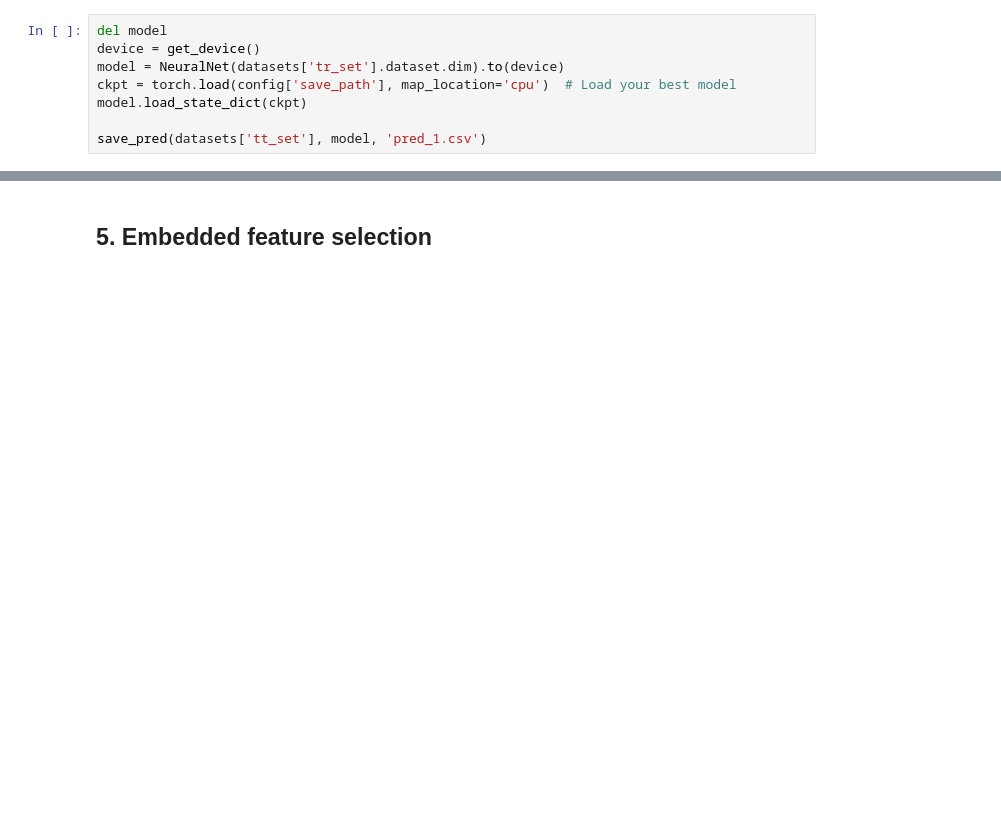
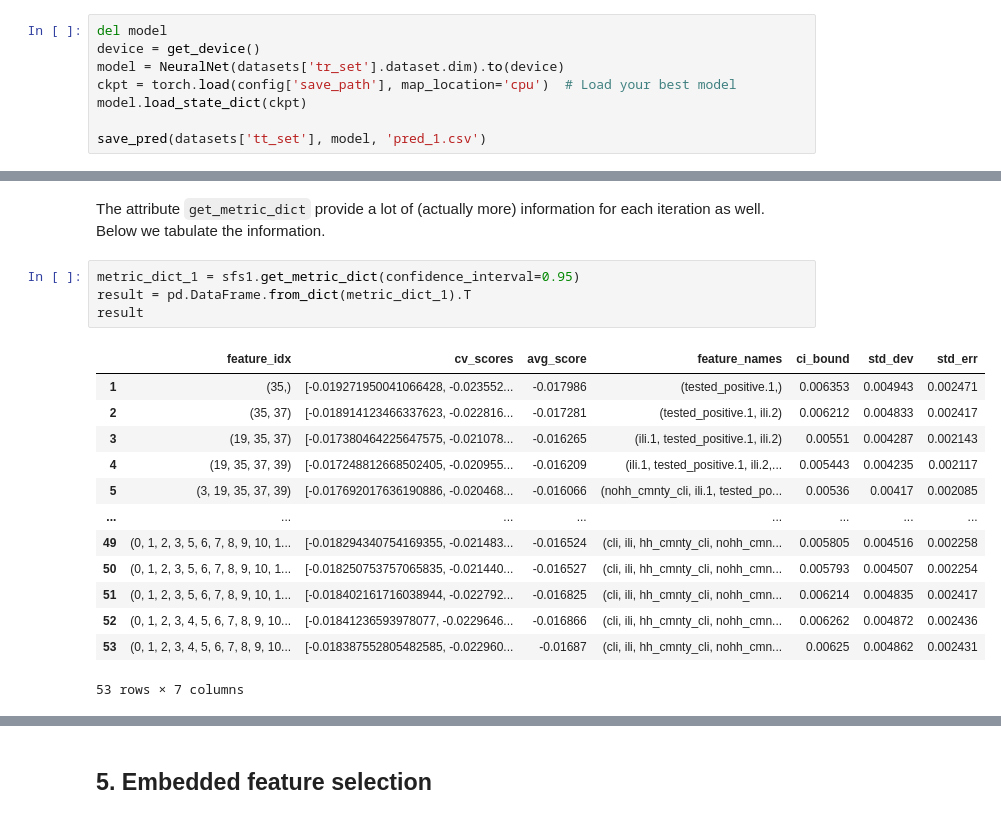
Before and after one commit to wehs7661/deep_learning_projects, a Jupyter notebook: covid_regression/DNN_test_positive/feature_selection.ipynb, the cells around one changed output, grey strips where cells are left out. Drawn from its saved outputs; the diff is of its cells as text; blank space fills up the shorter version.

```diff
--- a/covid_regression/DNN_test_positive/feature_selection.ipynb
+++ b/covid_regression/DNN_test_positive/feature_selection.ipynb
@@ -524,0 +762,20 @@ save_pred(datasets['tt_set'], model, 'pred_1.csv')
+# %% [markdown]
+The attribute `get_metric_dict` provide a lot of (actually more) information for each iteration as well. Below we tabulate the information.
+# %%
+metric_dict_1 = sfs1.get_metric_dict(confidence_interval=0.95)
+result = pd.DataFrame.from_dict(metric_dict_1).T
+result
+# %% [output]
+|  | feature_idx | cv_scores | avg_score | feature_names | ci_bound | std_dev | std_err |
+| 1 | (35,) | [-0.019271950041066428, -0.023552... | -0.017986 | (tested_positive.1,) | 0.006353 | 0.004943 | 0.002471 |
+| 2 | (35, 37) | [-0.018914123466337623, -0.022816... | -0.017281 | (tested_positive.1, ili.2) | 0.006212 | 0.004833 | 0.002417 |
+| 3 | (19, 35, 37) | [-0.017380464225647575, -0.021078... | -0.016265 | (ili.1, tested_positive.1, ili.2) | 0.00551 | 0.004287 | 0.002143 |
+| 4 | (19, 35, 37, 39) | [-0.017248812668502405, -0.020955... | -0.016209 | (ili.1, tested_positive.1, ili.2,... | 0.005443 | 0.004235 | 0.002117 |
+| 5 | (3, 19, 35, 37, 39) | [-0.017692017636190886, -0.020468... | -0.016066 | (nohh_cmnty_cli, ili.1, tested_po... | 0.00536 | 0.00417 | 0.002085 |
+| ... | ... | ... | ... | ... | ... | ... | ... |
+| 49 | (0, 1, 2, 3, 5, 6, 7, 8, 9, 10, 1... | [-0.018294340754169355, -0.021483... | -0.016524 | (cli, ili, hh_cmnty_cli, nohh_cmn... | 0.005805 | 0.004516 | 0.002258 |
+| 50 | (0, 1, 2, 3, 5, 6, 7, 8, 9, 10, 1... | [-0.018250753757065835, -0.021440... | -0.016527 | (cli, ili, hh_cmnty_cli, nohh_cmn... | 0.005793 | 0.004507 | 0.002254 |
+| 51 | (0, 1, 2, 3, 5, 6, 7, 8, 9, 10, 1... | [-0.018402161716038944, -0.022792... | -0.016825 | (cli, ili, hh_cmnty_cli, nohh_cmn... | 0.006214 | 0.004835 | 0.002417 |
+| 52 | (0, 1, 2, 3, 4, 5, 6, 7, 8, 9, 10... | [-0.01841236593978077, -0.0229646... | -0.016866 | (cli, ili, hh_cmnty_cli, nohh_cmn... | 0.006262 | 0.004872 | 0.002436 |
+| 53 | (0, 1, 2, 3, 4, 5, 6, 7, 8, 9, 10... | [-0.018387552805482585, -0.022960... | -0.01687 | (cli, ili, hh_cmnty_cli, nohh_cmn... | 0.00625 | 0.004862 | 0.002431 |
+53 rows × 7 columns
```
Also changed, not shown: parts of 85 cells of this notebook.
